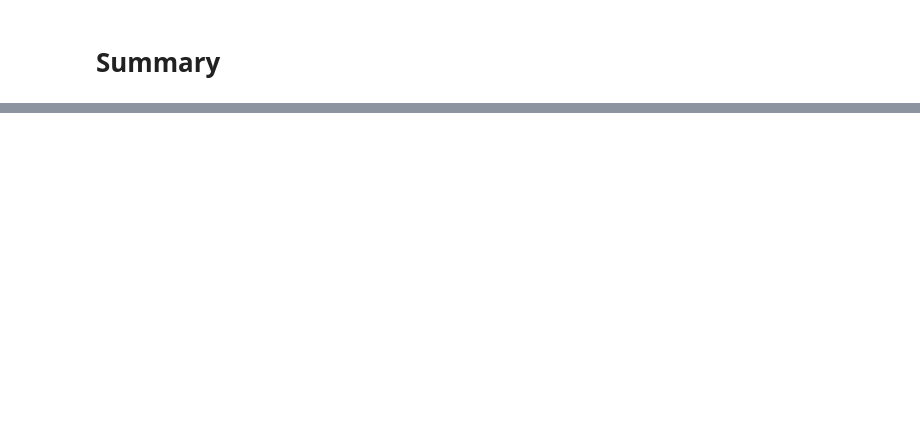
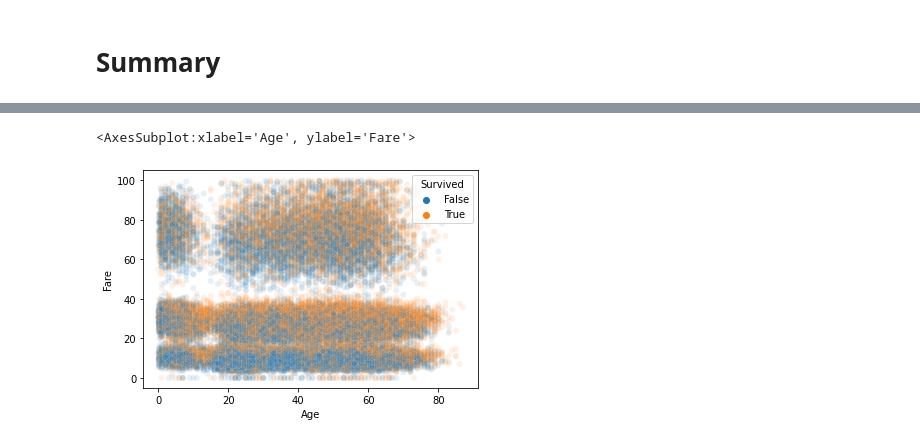
Before and after one commit to codekot/data_exploration, a Jupyter notebook: eda.ipynb, the cells around one changed output, grey strips where cells are left out. Cells and saved outputs as stored; diff of their text form; code cells hidden in the pictures; blank space fills up the shorter version.

```diff
--- a/eda.ipynb
+++ b/eda.ipynb
@@ -288,0 +317,5 @@ sns.histplot(x="Age", data=df[df['Survived']], binwidth=1)
+# %%
+sns.scatterplot(x=df["Age"], y=df["Fare"][df['Fare']<100], hue=df['Survived'], alpha=0.1)
+# %% [output]
+<AxesSubplot:xlabel='Age', ylabel='Fare'>
+[figure, added]
```
Also changed, not shown: parts of 6 cells of this notebook.
